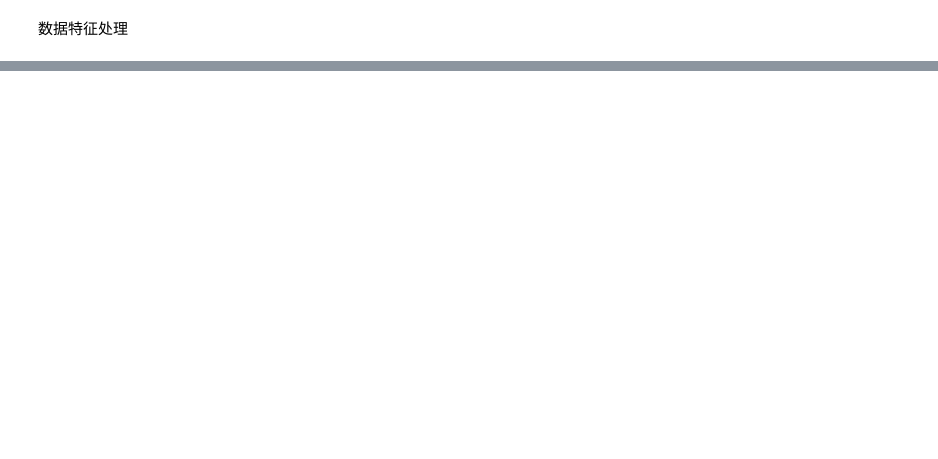
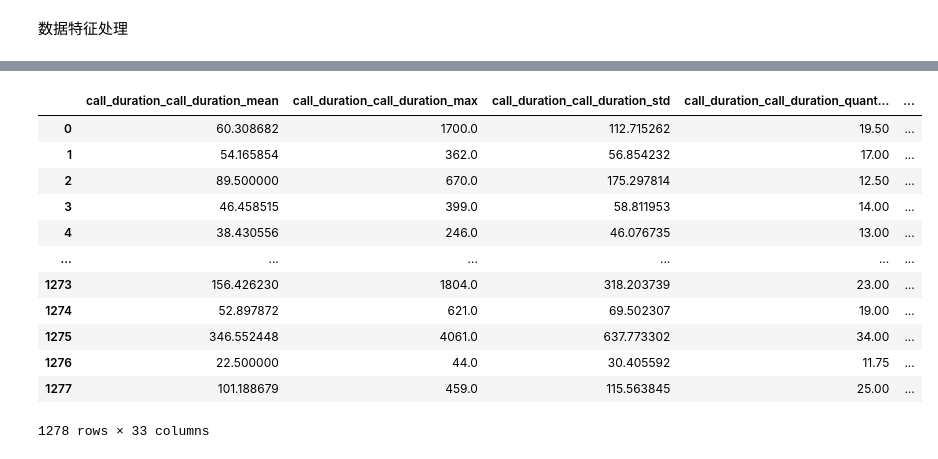
Before and after one commit to myriad-llm/ensemble_learning, a Jupyter notebook: autogluon/main.ipynb, the cells around one changed output, grey strips where cells are left out. Drawn from its saved outputs; the diff is of its cells as text; code cells hidden in the pictures; blank space fills up the shorter version.

Commit message:
feat: processed data cache and clean files

```diff
--- a/autogluon/main.ipynb
+++ b/autogluon/main.ipynb
@@ -363,0 +235,3 @@ Validation predictions saved to validation_predictions.csv
+# %%
+imputer2 = SimpleImputer(strategy='most_frequent')
+X_validation = imputer2.fit_transform(X_validation)
@@ -363,0 +286,9 @@ Validation predictions saved to validation_predictions.csv
+# %%
+# 拼接 X_train 和 y_train np.array 为 dataframe
+train_set = np.c_[X_train, y_train]
+train_set = pd.DataFrame(train_set, columns=columns)
+test_set = np.c_[X_test, y_test]
+test_set = pd.DataFrame(test_set, columns=columns)
+valid_set = np.c_[X_validation, np.zeros(X_validation.shape[0])]
+valid_set = pd.DataFrame(valid_set, columns=columns)
+valid_set['is_sa'] = -1
@@ -363,0 +308,3 @@ Validation predictions saved to validation_predictions.csv
+# %%
+all_set = pd.concat([train_set, test_set, valid_set], axis=0).reset_index(drop=True)
+labeled_data_len = train_set.shape[0] + test_set.shape[0]
@@ -363,0 +315,9 @@ Validation predictions saved to validation_predictions.csv
+# %%
+labeled_set, valid_set = all_set.iloc[:labeled_data_len].copy(), all_set.iloc[labeled_data_len:].copy()
+labeled_set.reset_index(drop=True, inplace=True)
+valid_set.reset_index(drop=True, inplace=True)
+# 有一些值在SMOTE后对数变换后为 NaN，需要删除这些数据
+print(labeled_set.isnull().sum().sum())
+labeled_set = labeled_set.dropna()
+print(labeled_set.isnull().sum().sum())
+assert valid_set.shape[0] == validation_features.shape[0]
@@ -363,0 +495,16 @@ Validation predictions saved to validation_predictions.csv
+# %%
+valid_set
+# %% [output]
+|  | call_duration_call_duration_mean | call_duration_call_duration_max | call_duration_call_duration_std | call_duration_call_duration_quant... | ... |
+| 0 | 60.308682 | 1700.0 | 112.715262 | 19.50 | ... |
+| 1 | 54.165854 | 362.0 | 56.854232 | 17.00 | ... |
+| 2 | 89.500000 | 670.0 | 175.297814 | 12.50 | ... |
+| 3 | 46.458515 | 399.0 | 58.811953 | 14.00 | ... |
+| 4 | 38.430556 | 246.0 | 46.076735 | 13.00 | ... |
+| ... | ... | ... | ... | ... | ... |
+| 1273 | 156.426230 | 1804.0 | 318.203739 | 23.00 | ... |
+| 1274 | 52.897872 | 621.0 | 69.502307 | 19.00 | ... |
+| 1275 | 346.552448 | 4061.0 | 637.773302 | 34.00 | ... |
+| 1276 | 22.500000 | 44.0 | 30.405592 | 11.75 | ... |
+| 1277 | 101.188679 | 459.0 | 115.563845 | 25.00 | ... |
+1278 rows × 33 columns
```
Also changed, not shown: parts of 39 cells of this notebook, 5 other files.
